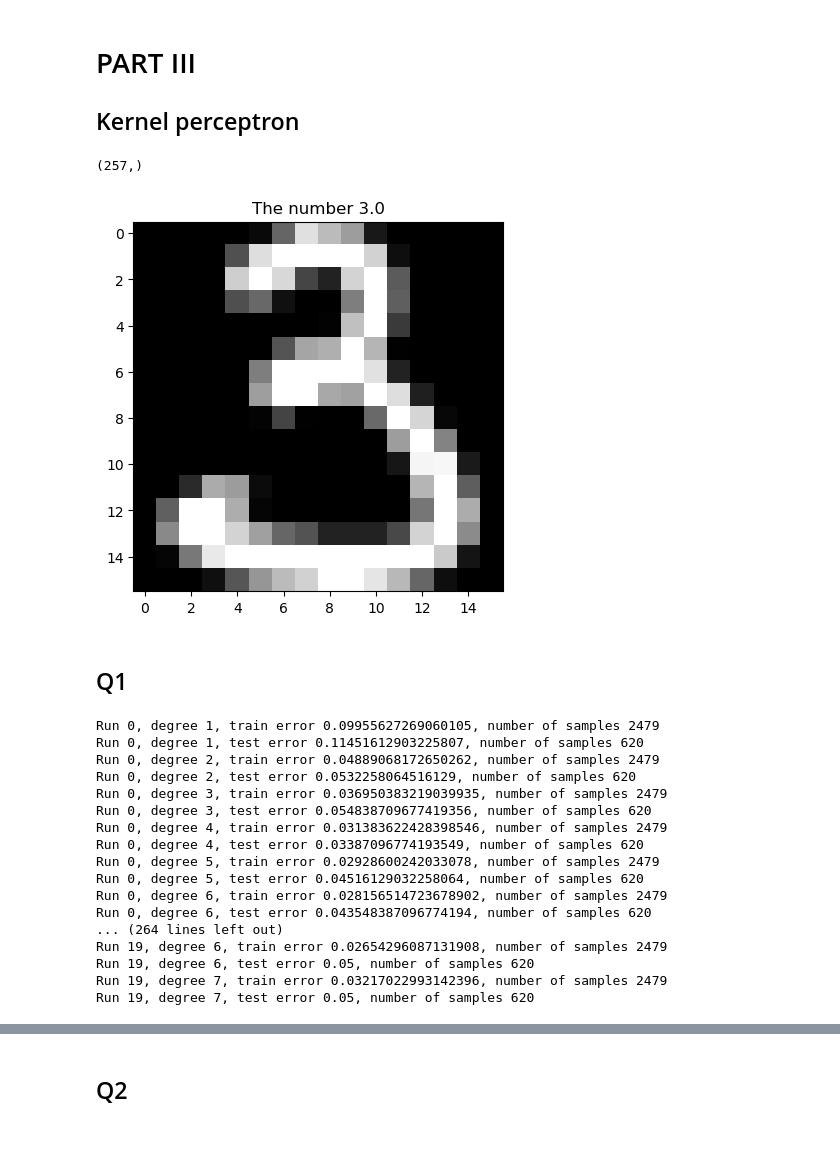
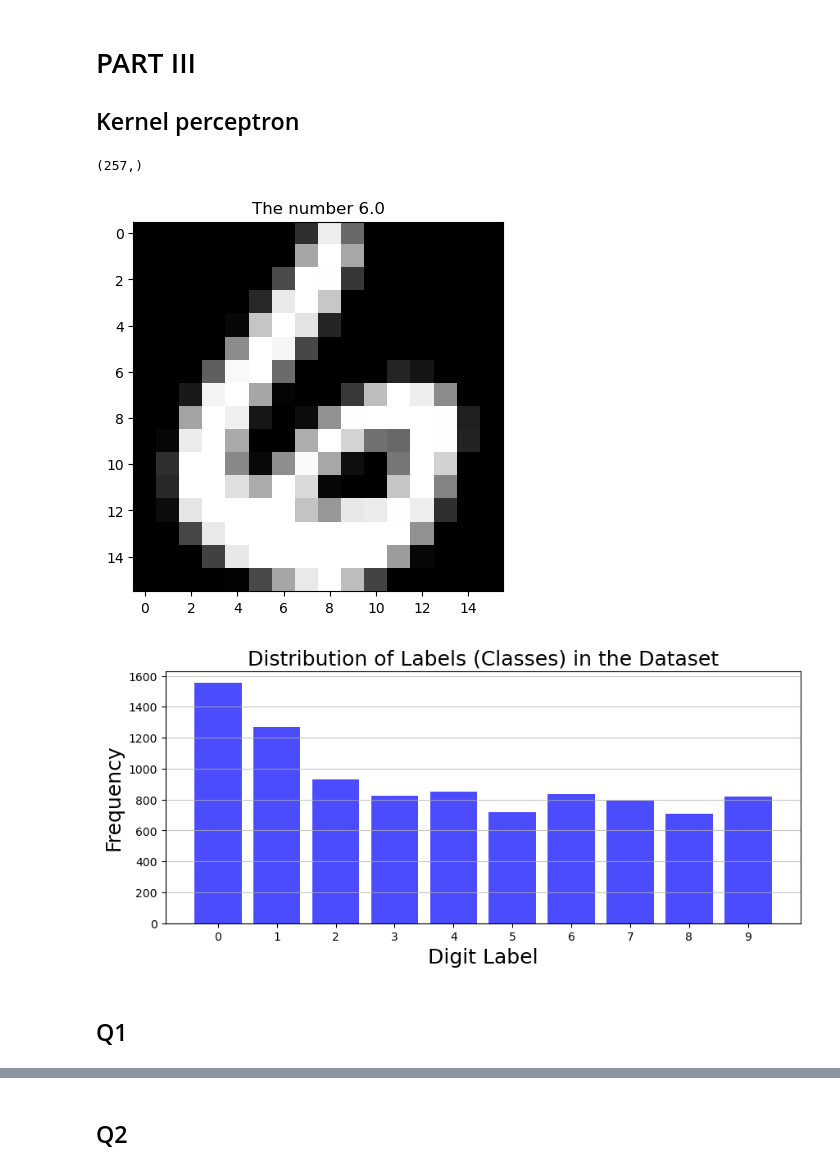
Before and after one commit to marcali/Supervised_Learning_CW2, a Jupyter notebook: KernelPerceptron.ipynb, the cells around one changed output, grey strips where cells are left out. Drawn from its saved outputs; the diff is of its cells as text; code cells hidden in the pictures; blank space fills up the shorter version.

Commit message:
full dataset

```diff
--- a/KernelPerceptron.ipynb
+++ b/KernelPerceptron.ipynb
@@ -14,24 +14,39 @@ from sklearn.model_selection import train_test_split
 # %%
 #loading data
 zipcombo = np.loadtxt('zipcombo.dat')
-zipcombo_qater = zipcombo[:len(zipcombo)//3]
+zipcombo_qater = zipcombo[:len(zipcombo)//1]
 training_data = np.loadtxt('dtrain123.dat')
 test_data = np.loadtxt('dtest123.dat')
+x_data, y_labels = split_into_data_and_labels(zipcombo_qater)
 
 #some training data is continuous, need to make sure everything is either -1 or 1
 # %%
 #plot first char
 def plot_char(char):
     data = char[1:].reshape(16, 16)
     plt.imshow(data, cmap='gray')
     plt.title(f"The number {char[0]}")
     plt.show()
-print(training_data[0].shape)
+print(zipcombo_qater[0].shape)
 
-plot_char(training_data[0])
+plot_char(zipcombo_qater[0])
+
+def plot_label_distribution(labels):
+    plt.figure(figsize=(10, 4),dpi=100)
+    plt.hist(labels, bins=np.arange(11) - 0.5, rwidth=0.8, color='blue', alpha=0.7)
+    plt.title("Distribution of Labels (Classes) in the Dataset",fontsize=18)
+    plt.xlabel("Digit Label",fontsize=18)
+    plt.ylabel("Frequency",fontsize=18)
+    plt.xticks(range(10))
+    plt.grid(axis='y', alpha=0.75)
+    plt.show()
+    plt.savefig('label_distribution.png')
+
+plot_label_distribution(y_labels)
 # %% [output]
 (257,)
-[figure, old version]
+[figure, new version]
+[figure, added]
 # %%
 ##helper functions(can be extracted into a separate class later)
 
@@ -115,14 +191,14 @@ def predict_kernel_perceptron(y, alpha, K, return_labels=False):
 N_RUNS = 20
 d_range = np.arange(1, 8, dtype=int)  # k = 1...7
 #substitute for the real data with 10
-x_data, y_labels = split_into_data_and_labels(zipcombo_qater)
+
 #can be extraced from data
 n_classes = len(np.unique(y_labels))
 
-def run_experiment(x_data, y_labels, N_RUNS, d, n_classes):
-    train_errors = np.zeros((N_RUNS, len(d_range)))
-    train_errors2 = np.zeros((N_RUNS, len(d_range)))
-    test_errors = np.zeros((N_RUNS, len(d_range)))
+def run_experiment_without_cross_val(x_data, y_labels, N_RUNS, params_range, n_classes, kernel_function: callable):
+    train_errors = np.zeros((N_RUNS, len(params_range)))
+    train_errors2 = np.zeros((N_RUNS, len(params_range)))
+    test_errors = np.zeros((N_RUNS, len(params_range)))
 
     for i_run in range(N_RUNS):
         X_train, X_test, y_train, y_test = train_test_split(
@@ -130,16 +206,17 @@ def run_experiment(x_data, y_labels, N_RUNS, d, n_classes):
         )
         n_training_samples = X_train.shape[0]
 
-        for j_ind, j in enumerate(d_range):
-            K_train = polynomial_kernel(X_train, X_train, j)
+        for j_ind, j in enumerate(params_range):
+            K_train = kernel_function(X_train, X_train, j)
 
             alpha, train_errors[i_run, j_ind] = train_kernel_perceptron_online(X_train, y_train, K_train, n_classes)
             train_errors2[i_run, j_ind] = predict_kernel_perceptron(y_train, alpha, K_train)
 
             print(f"Run {i_run}, degree {j}, train error {train_errors[i_run, j_ind]}, number of samples {n_training_samples}")
+            print(f"Run {i_run}, degree {j}, train error 2 {train_errors2[i_run, j_ind]}, number of samples {n_training_samples}")
 
             # calculating prediction of the test data
-            K_test = polynomial_kernel(X_test, X_train, j)
+            K_test = kernel_function(X_test, X_train, j)
             test_errors[i_run, j_ind] = predict_kernel_perceptron(y_test, alpha, K_test)
             print(f"Run {i_run}, degree {j}, test error {test_errors[i_run, j_ind]}, number of samples {len(X_test)}")
 
@@ -149,23 +226,3 @@ def run_experiment(x_data, y_labels, N_RUNS, d, n_classes):
     mean_std_test_errors = np.std(test_errors, axis=0)
 
     return mean_train_errors, mean_test_errors, mean_std_train_errors, mean_std_test_errors
-
-mean_train_errors, mean_test_errors, mean_std_train_errors, mean_std_test_errors = run_experiment(x_data, y_labels, N_RUNS, d_range, n_classes)
-# %% [output]
-Run 0, degree 1, train error 0.09955627269060105, number of samples 2479
-Run 0, degree 1, test error 0.11451612903225807, number of samples 620
-Run 0, degree 2, train error 0.04889068172650262, number of samples 2479
-Run 0, degree 2, test error 0.0532258064516129, number of samples 620
-Run 0, degree 3, train error 0.036950383219039935, number of samples 2479
-Run 0, degree 3, test error 0.054838709677419356, number of samples 620
-Run 0, degree 4, train error 0.031383622428398546, number of samples 2479
-Run 0, degree 4, test error 0.03387096774193549, number of samples 620
-Run 0, degree 5, train error 0.02928600242033078, number of samples 2479
-Run 0, degree 5, test error 0.04516129032258064, number of samples 620
-Run 0, degree 6, train error 0.028156514723678902, number of samples 2479
-Run 0, degree 6, test error 0.043548387096774194, number of samples 620
-... (264 lines left out)
-Run 19, degree 6, train error 0.02654296087131908, number of samples 2479
-Run 19, degree 6, test error 0.05, number of samples 620
-Run 19, degree 7, train error 0.03217022993142396, number of samples 2479
-Run 19, degree 7, test error 0.05, number of samples 620
```
Also changed, not shown: parts of 31 cells of this notebook, 5 other files.
